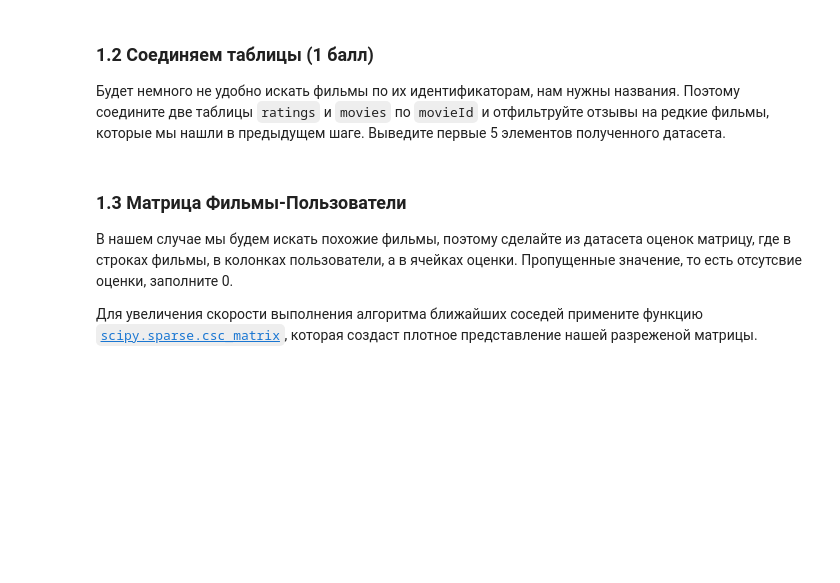
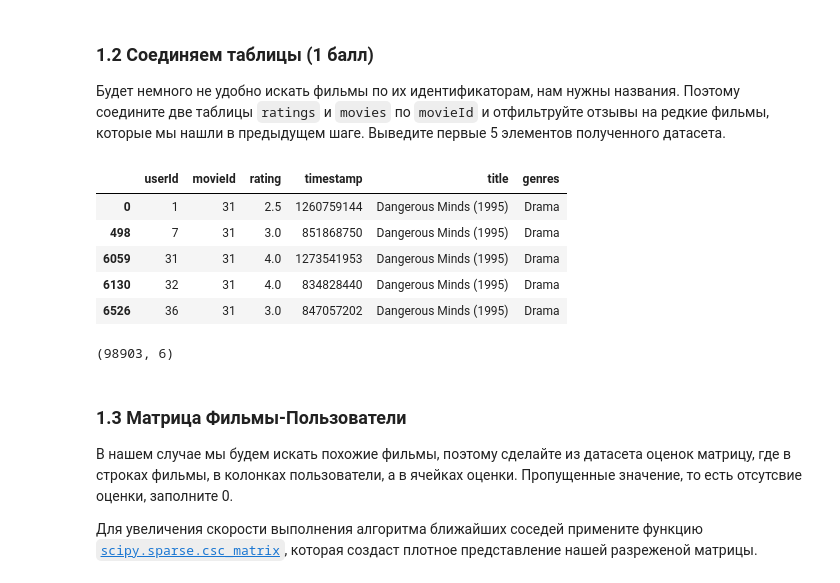
Before and after one commit to Agotsulov/ML-7bits, a Jupyter notebook: week07_workshop_07-01-classification.ipynb, the cells around one changed output. Drawn from its saved outputs; the diff is of its cells as text; code cells hidden in the pictures; blank space fills up the shorter version.

```diff
--- a/week07_workshop_07-01-classification.ipynb
+++ b/week07_workshop_07-01-classification.ipynb
@@ -407,6 +407,21 @@ ratings[ratings['rating'] > 0.86].shape
 ### 1.2 Соединяем таблицы (1 балл)
 
 Будет немного не удобно искать фильмы по их идентификаторам, нам нужны названия. Поэтому соедините две таблицы `ratings` и `movies` по `movieId` и отфильтруйте отзывы на редкие фильмы, которые мы нашли в предыдущем шаге. Выведите первые 5 элементов полученного датасета.
+# %%
+movie_ratings = ratings[ratings['rating'] > 0.86] \
+    .join(movies, on="movieId", lsuffix="_a", how='inner')
+movie_ratings.head()
+# %% [output]
+|  | userId | movieId | rating | timestamp | title | genres |
+| 0 | 1 | 31 | 2.5 | 1260759144 | Dangerous Minds (1995) | Drama |
+| 498 | 7 | 31 | 3.0 | 851868750 | Dangerous Minds (1995) | Drama |
+| 6059 | 31 | 31 | 4.0 | 1273541953 | Dangerous Minds (1995) | Drama |
+| 6130 | 32 | 31 | 4.0 | 834828440 | Dangerous Minds (1995) | Drama |
+| 6526 | 36 | 31 | 3.0 | 847057202 | Dangerous Minds (1995) | Drama |
+# %%
+movie_ratings.shape
+# %% [output]
+(98903, 6)
 # %% [markdown]
 ### 1.3 Матрица Фильмы-Пользователи
 
```
Also changed, not shown: parts of 15 cells of this notebook.
